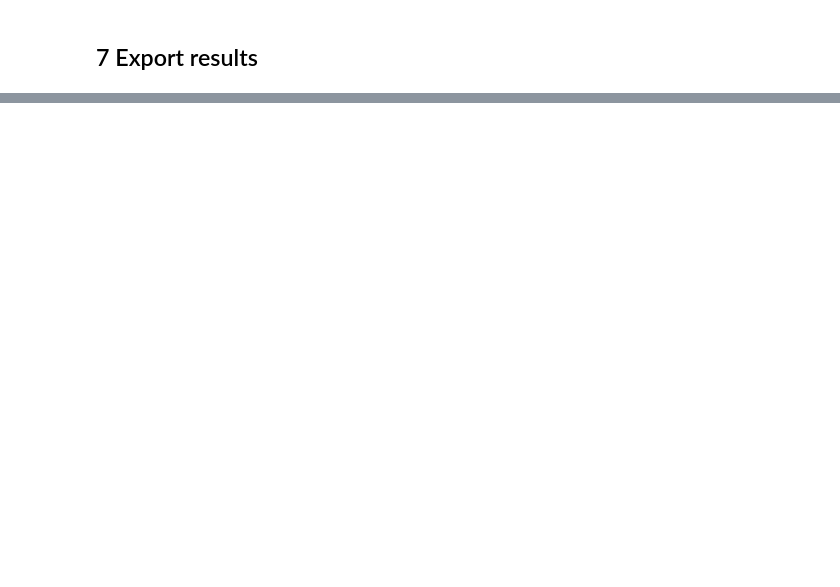
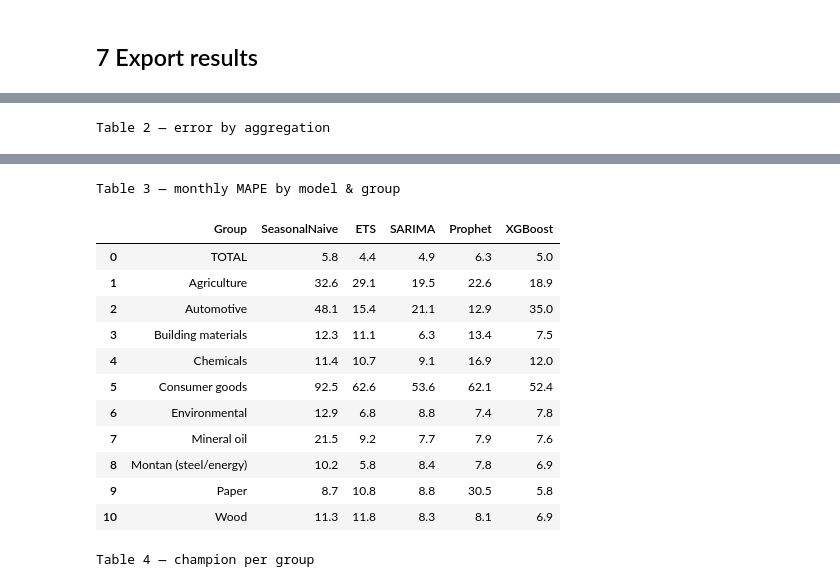
Before and after one commit to wodajack/emba_thesis, a Jupyter notebook: notebooks/RCA_Forecasting_Notebook.ipynb, the cells around one changed output, grey strips where cells are left out. Saved outputs shown, nothing was run; the diff lists cells and outputs as text; code cells hidden in the pictures; blank space fills up the shorter version.

Commit message:
final notebook

```diff
--- a/notebooks/RCA_Forecasting_Notebook.ipynb
+++ b/notebooks/RCA_Forecasting_Notebook.ipynb
@@ -47,7 +62,7 @@ are dropped.
 df = pd.read_excel(SRC, engine="openpyxl", usecols=["VJA","VKW","Geschäftseinheit","TOKM"])
 df["group"] = df["Geschäftseinheit"].map(UNIT2GROUP)
 df = df.dropna(subset=["group"])
-df = df[~((df.VJA == 2026) & (df.VKW > 20))]                 # drop incomplete 2026 tail + stray week 53
+df = df[~((df.VJA == 2026) & (df.VKW > 18))]                 # drop incomplete 2026 tail + stray week 53
 df["TTOKM"] = df["TOKM"] / 1000.0                            # -> thousand tonne-km
 
 g = df.groupby(["group","VJA","VKW"], as_index=False)["TTOKM"].sum()
@@ -211,0 +443,63 @@ print("written to", RESULTS_DIR); champ
+# %%
+# ---- thesis tables, generated from the notebook's own results ----
+import os, pandas as pd
+try:
+    from IPython.display import display
+except ImportError:
+    display = print
+
+PRETTY={"agriculture":"Agriculture","automotive":"Automotive","buildingmaterials":"Building materials",
+"chemicals":"Chemicals","consumergoods":"Consumer goods","environmental":"Environmental",
+"mineraloil":"Mineral oil","montan":"Montan (steel/energy)","paper":"Paper","wood":"Wood","TOTAL":"TOTAL"}
+ROWS=["TOTAL"]+GROUPS; MODS=list(MODELS)
+
+# Table 1 — groups and share of 2024 volume
+y24=W[W["date"].dt.year==2024].groupby("group")["TTOKM"].sum()
+share=(y24/y24.sum()*100).round(1).sort_values(ascending=False)
+T1=pd.DataFrame({"Commodity group":[PRETTY[g] for g in share.index],
+                 "Share of 2024 volume (%)":share.values})
+
+# Table 2 — company-total error by aggregation level
+LEVELS=["weekly","monthly","quarterly","annual"]
+T2=pd.DataFrame([[m]+[round(results["TOTAL"][m][l],1) for l in LEVELS] for m in MODS],
+                columns=["Model","Weekly","Monthly","Quarterly","Annual"])
+
+# Table 3 — monthly-aggregated MAPE by model and group
+T3=pd.DataFrame([[PRETTY[g]]+[round(results[g][m]["monthly"],1) for m in MODS] for g in ROWS],
+                columns=["Group"]+MODS)
+
+# Table 4 — champion model per group (monthly back-test)
+T4=pd.DataFrame([[PRETTY[g], min(MODS,key=lambda k:results[g][k]["monthly"]),
+                  round(min(results[g][k]["monthly"] for k in MODS),1)] for g in ROWS],
+                columns=["Group","Champion model","Monthly MAPE %"])
+
+# Table 5 — monthly error by length of weekly training history
+def _hist(g,yrs):
+    s=wser(g).dropna(); te=s.iloc[-HOLD_W:]; h=s.iloc[:-HOLD_W]; tr=h.iloc[-yrs*PER:]
+    return round(agg_mape(te, f_sarima(tr,HOLD_W,te.index), "M"),2)
+HG=["TOTAL","montan","mineraloil","wood"]; YRS=[5,10,15,20]
+T5=pd.DataFrame([[PRETTY[g]]+[_hist(g,y) for y in YRS] for g in HG],
+                columns=["Group","5 years","10 years","15 years","20 years"])
+
+# Appendix A — full MAPE at every aggregation level
+def _full(level):
+    return pd.DataFrame([[PRETTY[g]]+[round(results[g][m][level],1) for m in MODS] for g in ROWS],
+                        columns=["Group"]+MODS)
+APP={lvl:_full(lvl) for lvl in LEVELS}
+
+for name,t in [("Table 1 — groups & 2024 share",T1),("Table 2 — error by aggregation",T2),
+               ("Table 3 — monthly MAPE by model & group",T3),("Table 4 — champion per group",T4),
+               ("Table 5 — training-history length",T5)]:
+    print("\n"+name); display(t)
+
+# export all to one Excel workbook
+xlsx=os.path.join(PROJECT,"results_final","thesis_tables.xlsx")
+with pd.ExcelWriter(xlsx) as xl:
+    T1.to_excel(xl,sheet_name="Table1_groups",index=False)
+    T2.to_excel(xl,sheet_name="Table2_aggregation",index=False)
+    T3.to_excel(xl,sheet_name="Table3_monthly_MAPE",index=False)
+    T4.to_excel(xl,sheet_name="Table4_champion",index=False)
+    T5.to_excel(xl,sheet_name="Table5_history",index=False)
+    for lvl in LEVELS: APP[lvl].to_excel(xl,sheet_name=f"AppA_{lvl}",index=False)
+print("\nAll thesis tables written to", xlsx)
+# %% [output]
@@ -211,0 +518 @@ print("written to", RESULTS_DIR); champ
+Table 2 — error by aggregation
@@ -211,0 +525,14 @@ print("written to", RESULTS_DIR); champ
+Table 3 — monthly MAPE by model & group
+|  | Group | SeasonalNaive | ETS | SARIMA | Prophet | XGBoost |
+| 0 | TOTAL | 5.8 | 4.4 | 4.9 | 6.3 | 5.0 |
+| 1 | Agriculture | 32.6 | 29.1 | 19.5 | 22.6 | 18.9 |
+| 2 | Automotive | 48.1 | 15.4 | 21.1 | 12.9 | 35.0 |
+| 3 | Building materials | 12.3 | 11.1 | 6.3 | 13.4 | 7.5 |
+| 4 | Chemicals | 11.4 | 10.7 | 9.1 | 16.9 | 12.0 |
+| 5 | Consumer goods | 92.5 | 62.6 | 53.6 | 62.1 | 52.4 |
+| 6 | Environmental | 12.9 | 6.8 | 8.8 | 7.4 | 7.8 |
+| 7 | Mineral oil | 21.5 | 9.2 | 7.7 | 7.9 | 7.6 |
+| 8 | Montan (steel/energy) | 10.2 | 5.8 | 8.4 | 7.8 | 6.9 |
+| 9 | Paper | 8.7 | 10.8 | 8.8 | 30.5 | 5.8 |
+| 10 | Wood | 11.3 | 11.8 | 8.3 | 8.1 | 6.9 |
+Table 4 — champion per group
```
Also changed, not shown: parts of 11 cells of this notebook.
